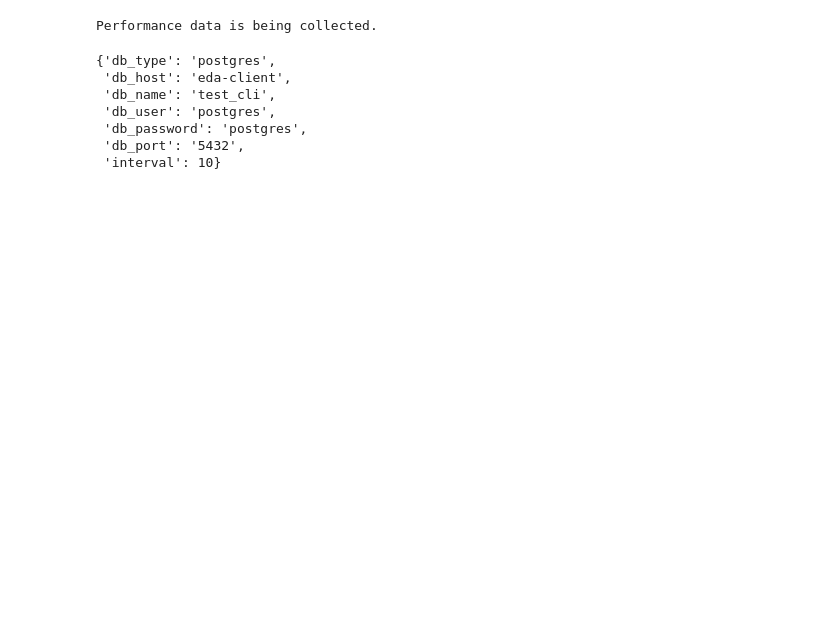
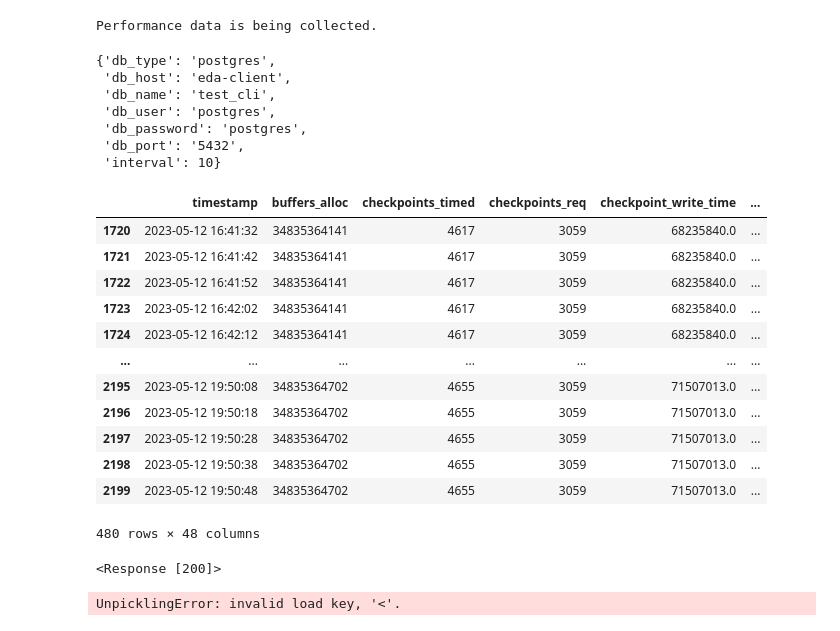
Before and after one commit to allene-ha/EDA_Framework, a Jupyter notebook: client_test.ipynb, the cells around one changed output. Cells and saved outputs as stored; diff of their text form; code cells hidden in the pictures; blank space fills up the shorter version.

```diff
--- a/client_test.ipynb
+++ b/client_test.ipynb
@@ -19,3 +763,41 @@ Performance data is being collected.
  'db_password': 'postgres',
  'db_port': '5432',
  'interval': 10}
+# %%
+# 현재 시간 가져오기
+current_time = datetime.now()
+
+# 30분 전 시간 계산
+previous_time = current_time - timedelta(minutes=300)
+
+# 30분 전의 timestamp 생성
+timestamp = pd.to_datetime(previous_time)
+
+train_data, test_data = load_and_split_performance_data(config, split_date=timestamp)
+train_data = train_data[['timestamp','cpu_percent']]
+test_data = test_data[['timestamp','cpu_percent']]
+# %%
+test_data
+# %% [output]
+|  | timestamp | buffers_alloc | checkpoints_timed | checkpoints_req | checkpoint_write_time | ... |
+| 1720 | 2023-05-12 16:41:32 | 34835364141 | 4617 | 3059 | 68235840.0 | ... |
+| 1721 | 2023-05-12 16:41:42 | 34835364141 | 4617 | 3059 | 68235840.0 | ... |
+| 1722 | 2023-05-12 16:41:52 | 34835364141 | 4617 | 3059 | 68235840.0 | ... |
+| 1723 | 2023-05-12 16:42:02 | 34835364141 | 4617 | 3059 | 68235840.0 | ... |
+| 1724 | 2023-05-12 16:42:12 | 34835364141 | 4617 | 3059 | 68235840.0 | ... |
+| ... | ... | ... | ... | ... | ... | ... |
+| 2195 | 2023-05-12 19:50:08 | 34835364702 | 4655 | 3059 | 71507013.0 | ... |
+| 2196 | 2023-05-12 19:50:18 | 34835364702 | 4655 | 3059 | 71507013.0 | ... |
+| 2197 | 2023-05-12 19:50:28 | 34835364702 | 4655 | 3059 | 71507013.0 | ... |
+| 2198 | 2023-05-12 19:50:38 | 34835364702 | 4655 | 3059 | 71507013.0 | ... |
+| 2199 | 2023-05-12 19:50:48 | 34835364702 | 4655 | 3059 | 71507013.0 | ... |
+480 rows × 48 columns
+# %%
+r = train(config,train_data,'anomaly detection')
+# %% [output]
+<Response [200]>
+# %%
+path = '/home/eda_framework_visualization/model/trained_model/lstm_dynamic_threshold_20230512_194847.pickle'
+df = predict(config, test_data, 'anomaly detection', path)
+# %% [output]
+UnpicklingError: invalid load key, '<'.
```
Also changed, not shown: parts of 4 cells of this notebook, 1 other file.
